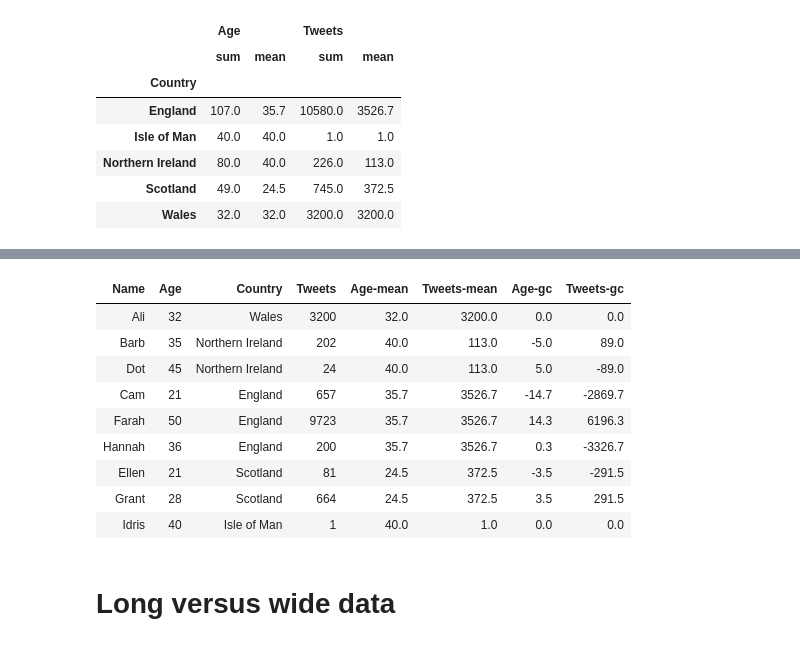
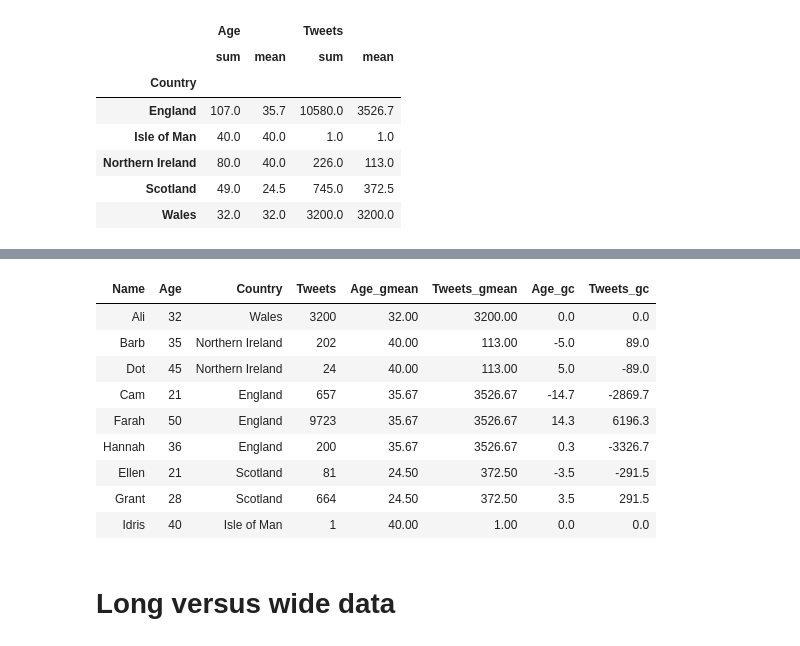
Before and after one commit to berniehogan/fsstds, a Jupyter notebook: chapters/Ch.05.MergingAndSQL.ipynb, the cells around one changed output, grey strips where cells are left out. Drawn from its saved outputs; the diff is of its cells as text; code cells hidden in the pictures.

```diff
--- a/chapters/Ch.05.MergingAndSQL.ipynb
+++ b/chapters/Ch.05.MergingAndSQL.ipynb
@@ -470,0 +509,8 @@ display(group_df
+# %%
+for i in mean_vals.index:
+    people_df[f"{i}_grand"] = people_df[i] - mean_vals[i]
+
+display(people_df)
+
+for i in mean_vals.index:
+    del people_df[f"{i}_grand"]
@@ -471,9 +532,11 @@ display(group_df
 # %%
-group_df = (people_df[people_df.select_dtypes(include=['number'])
-                    .columns.union(['Country'])]
-                    .groupby('Country')
-                    .agg("mean"))
+# Isolate numeric columns
+group_df = people_df.select_dtypes(include=['number'])
+group_df['Country'] = people_df["Country"]
 
-display(group_df)
+# Get group-specific averages
+group_df = group_df.groupby('Country').agg(["mean"])
+
+display(group_df.style.format("{:.1f}"))
 # %% [output]
 |  | Age | Tweets |
@@ -485,0 +550,4 @@ display(group_df)
+# %%
+# Clean up levels (new in Pandas 2)
+group_df.columns = group_df.columns.droplevel(1)
+display(group_df)
@@ -487,6 +563,7 @@ display(group_df)
 # Try to omit "suffixes" parameter and observe
 gmc_df = people_df.merge(group_df,
                          left_on="Country", right_index=True,
-                         suffixes=["","-mean"])
-display(gmc_df)
+                         suffixes=["","_gmean"])
+
+display(gmc_df.style.hide(axis='index'))
 # %% [output]
@@ -503,27 +580,27 @@ display(gmc_df)
 # %%
 # I use the _gc suffix for group-centered
 for i in group_df.columns:
-    gmc_df[i + "-gc"] = gmc_df[i] - gmc_df[i + "-mean"]
+    gmc_df[i + "_gc"] = gmc_df[i] - gmc_df[i + "_gmean"]
 
 # We only want *_gc and *_mean columns to be formatted.
 # The others are count data.
 format_dict = {}
 for i in group_df.columns:
-    format_dict[i + "-gc"] = '{0:.1f}'
-    format_dict[i + "-mean"] = '{0:.1f}'
+    format_dict[i + "_gc"] = '{0:.1f}'
+    format_dict[i + "_gmean"] = '{0:.2f}'
 
 display(gmc_df.style.format(format_dict).hide(axis='index'))
 # %% [output]
-| Name | Age | Country | Tweets | Age-mean | Tweets-mean | Age-gc | Tweets-gc |
-| Ali | 32 | Wales | 3200 | 32.0 | 3200.0 | 0.0 | 0.0 |
-| Barb | 35 | Northern Ireland | 202 | 40.0 | 113.0 | -5.0 | 89.0 |
-| Dot | 45 | Northern Ireland | 24 | 40.0 | 113.0 | 5.0 | -89.0 |
-| Cam | 21 | England | 657 | 35.7 | 3526.7 | -14.7 | -2869.7 |
-| Farah | 50 | England | 9723 | 35.7 | 3526.7 | 14.3 | 6196.3 |
-| Hannah | 36 | England | 200 | 35.7 | 3526.7 | 0.3 | -3326.7 |
-| Ellen | 21 | Scotland | 81 | 24.5 | 372.5 | -3.5 | -291.5 |
-| Grant | 28 | Scotland | 664 | 24.5 | 372.5 | 3.5 | 291.5 |
-| Idris | 40 | Isle of Man | 1 | 40.0 | 1.0 | 0.0 | 0.0 |
+| Name | Age | Country | Tweets | Age_gmean | Tweets_gmean | Age_gc | Tweets_gc |
+| Ali | 32 | Wales | 3200 | 32.00 | 3200.00 | 0.0 | 0.0 |
+| Barb | 35 | Northern Ireland | 202 | 40.00 | 113.00 | -5.0 | 89.0 |
+| Dot | 45 | Northern Ireland | 24 | 40.00 | 113.00 | 5.0 | -89.0 |
+| Cam | 21 | England | 657 | 35.67 | 3526.67 | -14.7 | -2869.7 |
+| Farah | 50 | England | 9723 | 35.67 | 3526.67 | 14.3 | 6196.3 |
+| Hannah | 36 | England | 200 | 35.67 | 3526.67 | 0.3 | -3326.7 |
+| Ellen | 21 | Scotland | 81 | 24.50 | 372.50 | -3.5 | -291.5 |
+| Grant | 28 | Scotland | 664 | 24.50 | 372.50 | 3.5 | 291.5 |
+| Idris | 40 | Isle of Man | 1 | 40.00 | 1.00 | 0.0 | 0.0 |
 # %% [markdown]
 # Long versus wide data
 # %%
```
Also changed, not shown: parts of 14 cells of this notebook.
